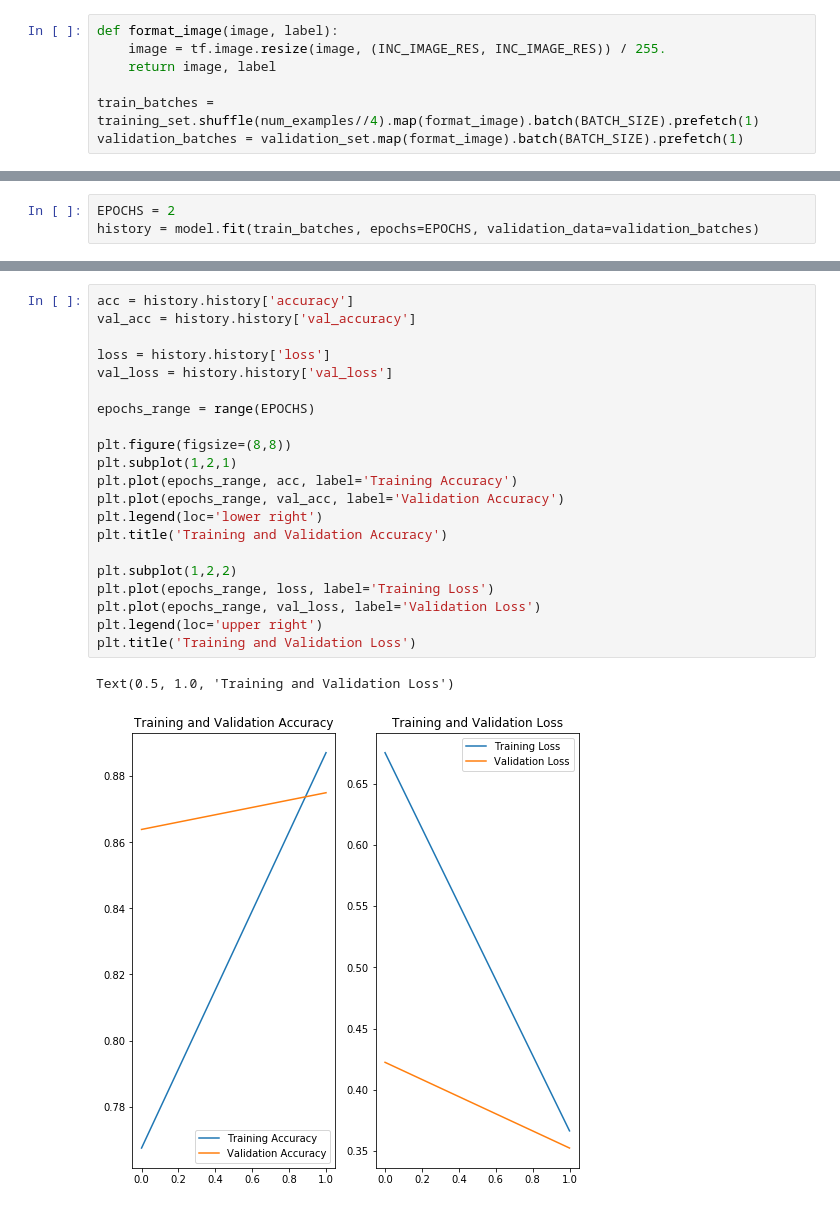
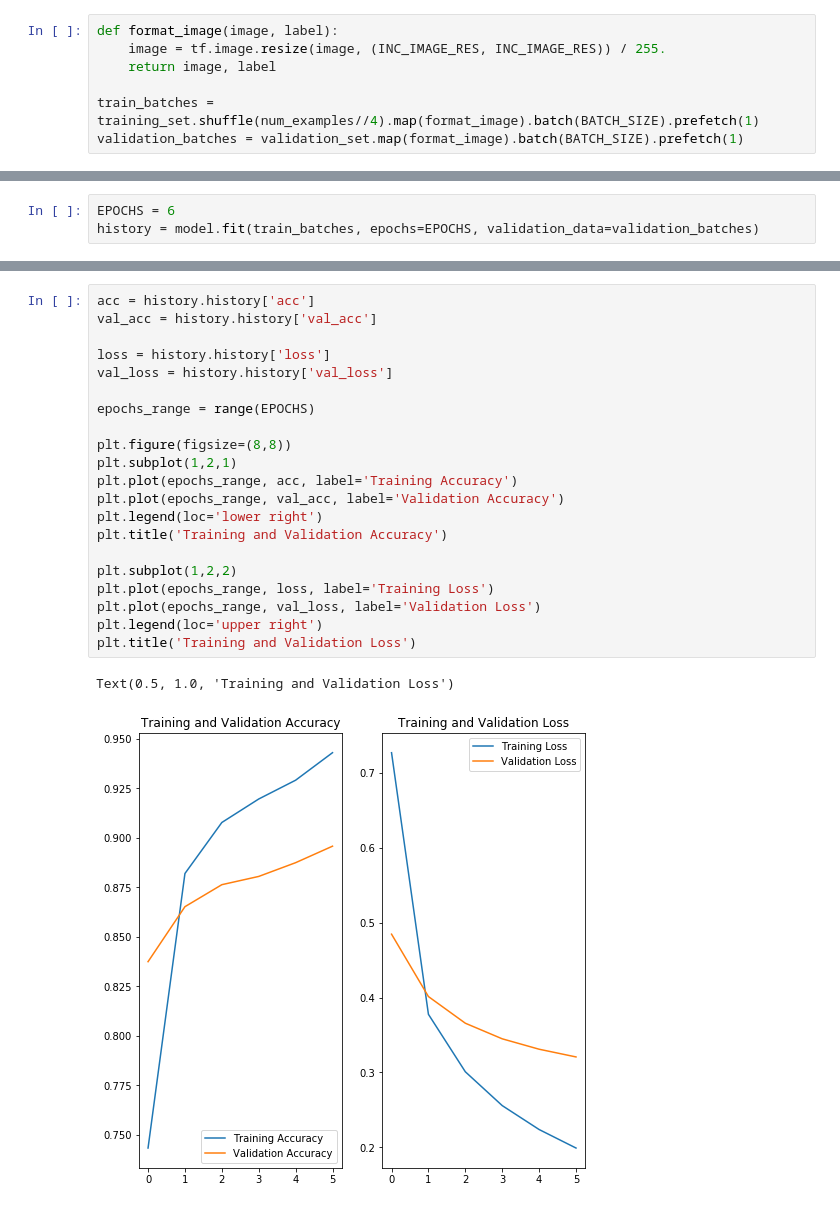
Before and after one commit to SeanRobinette/Udacity-Intro-Tensorflow, a Jupyter notebook: Lesson 06: Transfer Learning (2-Flowers).ipynb, the cells around one changed output, grey strips where cells are left out. Drawn from its saved outputs; the diff is of its cells as text.

```diff
--- a/Lesson 06: Transfer Learning (2-Flowers).ipynb
+++ b/Lesson 06: Transfer Learning (2-Flowers).ipynb
@@ -194,6 +220,6 @@ Trainable params: 10,245
 Non-trainable params: 21,802,784
 _________________________________________________________________
 # %%
-EPOCHS = 2
+EPOCHS = 6
 history = model.fit(train_batches, epochs=EPOCHS, validation_data=validation_batches)
 # %% [output]
@@ -205,27 +238,27 @@ Epoch 2/2
 # %%
-acc = history.history['accuracy']
-val_acc = history.history['val_accuracy']
+acc = history.history['acc']
+val_acc = history.history['val_acc']
 
 loss = history.history['loss']
 val_loss = history.history['val_loss']
 
 epochs_range = range(EPOCHS)
 
 plt.figure(figsize=(8,8))
 plt.subplot(1,2,1)
 plt.plot(epochs_range, acc, label='Training Accuracy')
 plt.plot(epochs_range, val_acc, label='Validation Accuracy')
 plt.legend(loc='lower right')
 plt.title('Training and Validation Accuracy')
 
 plt.subplot(1,2,2)
 plt.plot(epochs_range, loss, label='Training Loss')
 plt.plot(epochs_range, val_loss, label='Validation Loss')
 plt.legend(loc='upper right')
 plt.title('Training and Validation Loss')
 # %% [output]
 Text(0.5, 1.0, 'Training and Validation Loss')
-[figure, old version]
+[figure, new version]
 # %%
 image_batch, label_batch = next(iter(train_batches.take(1)))
 predicted_batch = model.predict(image_batch)
```
Also changed, not shown: parts of 13 cells of this notebook.
